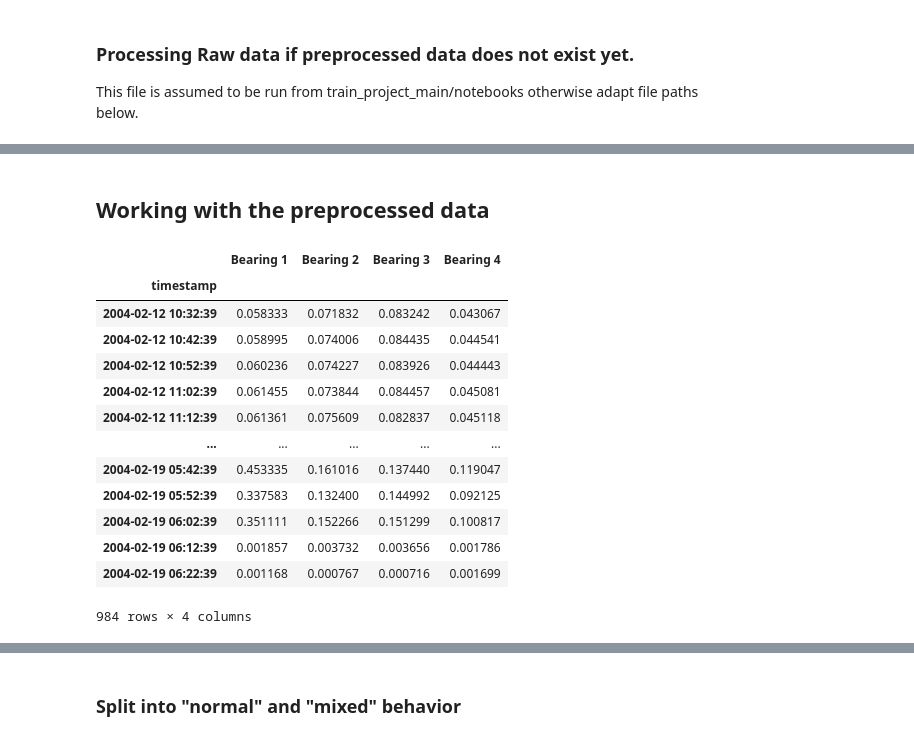
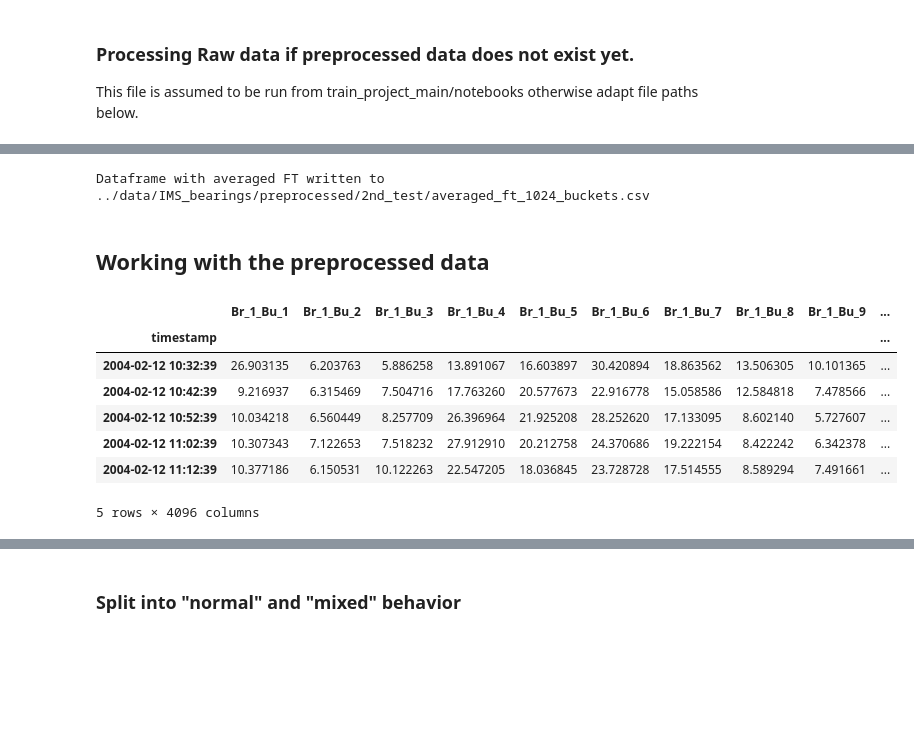
Before and after one commit to emsoft1/train_project_main, a Jupyter notebook: notebooks/PlayingAroundWithFourierTransforms.ipynb, the cells around one changed output, grey strips where cells are left out. Saved outputs shown, nothing was run; the diff lists cells and outputs as text; code cells hidden in the pictures; blank space fills up the shorter version.

```diff
--- a/notebooks/PlayingAroundWithFourierTransforms.ipynb
+++ b/notebooks/PlayingAroundWithFourierTransforms.ipynb
@@ -258,21 +86,24 @@ merged_data.head()
+# %%
+for size in bucket_sizes:
+    create_bucketed_fourier_transform(raw_data_path,preprocessed_data_path,size)
+# %% [output]
+Dataframe with averaged FT written to ../data/IMS_bearings/preprocessed/2nd_test/averaged_ft_1024_buckets.csv
 # %% [markdown]
 ## Working with the preprocessed data
 # %%
-vibration_mean_df = pd.read_csv(os.path.join(data_dir, prepro_path_end, 'merged_dataset_BearingTest_2.csv'), )
-vibration_mean_df.set_index('timestamp', inplace=True)
-vibration_mean_df
+EXPONENT = 10
+
+bucket_size = 2**EXPONENT
+
+ft_df = pd.read_csv(os.path.join(data_dir, prepro_path_end, f'averaged_ft_{bucket_size}_buckets.csv'), )
+ft_df.set_index('timestamp', inplace=True)
+ft_df.head()
 # %% [output]
-|  | Bearing 1 | Bearing 2 | Bearing 3 | Bearing 4 |
-| timestamp |  |  |  |  |
-| 2004-02-12 10:32:39 | 0.058333 | 0.071832 | 0.083242 | 0.043067 |
-| 2004-02-12 10:42:39 | 0.058995 | 0.074006 | 0.084435 | 0.044541 |
-| 2004-02-12 10:52:39 | 0.060236 | 0.074227 | 0.083926 | 0.044443 |
-| 2004-02-12 11:02:39 | 0.061455 | 0.073844 | 0.084457 | 0.045081 |
-| 2004-02-12 11:12:39 | 0.061361 | 0.075609 | 0.082837 | 0.045118 |
-| ... | ... | ... | ... | ... |
-| 2004-02-19 05:42:39 | 0.453335 | 0.161016 | 0.137440 | 0.119047 |
-| 2004-02-19 05:52:39 | 0.337583 | 0.132400 | 0.144992 | 0.092125 |
-| 2004-02-19 06:02:39 | 0.351111 | 0.152266 | 0.151299 | 0.100817 |
-| 2004-02-19 06:12:39 | 0.001857 | 0.003732 | 0.003656 | 0.001786 |
-| 2004-02-19 06:22:39 | 0.001168 | 0.000767 | 0.000716 | 0.001699 |
+|  | Br_1_Bu_1 | Br_1_Bu_2 | Br_1_Bu_3 | Br_1_Bu_4 | Br_1_Bu_5 | Br_1_Bu_6 | Br_1_Bu_7 | Br_1_Bu_8 | Br_1_Bu_9 | ... |
+| timestamp |  |  |  |  |  |  |  |  |  | ... |
+| 2004-02-12 10:32:39 | 26.903135 | 6.203763 | 5.886258 | 13.891067 | 16.603897 | 30.420894 | 18.863562 | 13.506305 | 10.101365 | ... |
+| 2004-02-12 10:42:39 | 9.216937 | 6.315469 | 7.504716 | 17.763260 | 20.577673 | 22.916778 | 15.058586 | 12.584818 | 7.478566 | ... |
+| 2004-02-12 10:52:39 | 10.034218 | 6.560449 | 8.257709 | 26.396964 | 21.925208 | 28.252620 | 17.133095 | 8.602140 | 5.727607 | ... |
+| 2004-02-12 11:02:39 | 10.307343 | 7.122653 | 7.518232 | 27.912910 | 20.212758 | 24.370686 | 19.222154 | 8.422242 | 6.342378 | ... |
+| 2004-02-12 11:12:39 | 10.377186 | 6.150531 | 10.122263 | 22.547205 | 18.036845 | 23.728728 | 17.514555 | 8.589294 | 7.491661 | ... |
-984 rows × 4 columns
+5 rows × 4096 columns
```
Also changed, not shown: parts of 49 cells of this notebook.
